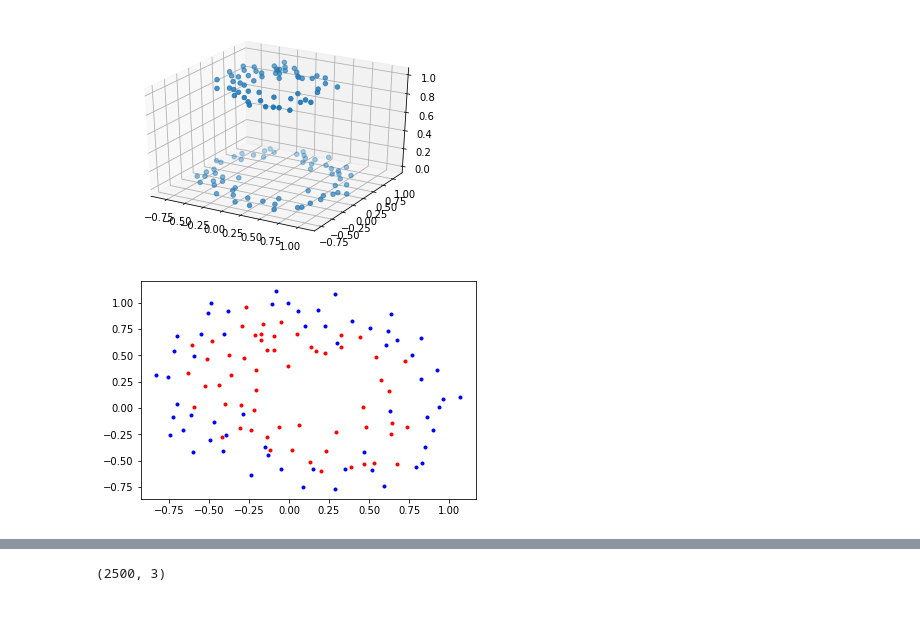
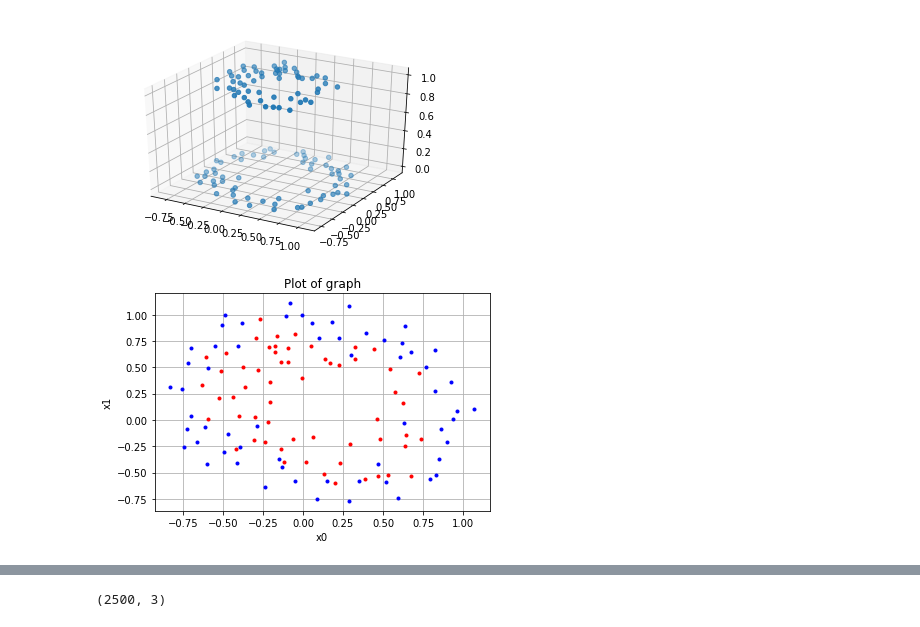
Before and after one commit to finnthedawg/ml_regressions, a Jupyter notebook: Linear regression.ipynb, the cells around one changed output, grey strips where cells are left out. Saved outputs shown, nothing was run; the diff lists cells and outputs as text; code cells hidden in the pictures.

```diff
--- a/Linear regression.ipynb
+++ b/Linear regression.ipynb
@@ -197,13 +224,19 @@ plt.show()
 # %%
 #Visualize the data
 for i in range(X.shape[0]):
     if(y[i] == 0):
         plt.plot(X[i,0], X[i,1], 'b.') #Blue
     elif(y[i] == 1):
         plt.plot(X[i,0], X[i,1], 'r.') #Red
+
+plt.title("Plot of graph")
+plt.xlabel("x0")
+plt.ylabel("x1")
+plt.grid()
 plt.show()
+plt.show()
 # %% [output]
-[figure, old version]
+[figure, new version]
 # %%
 #Create polynomial features
 #Refrence from Sklearn docs
```
Also changed, not shown: parts of 10 cells of this notebook.
